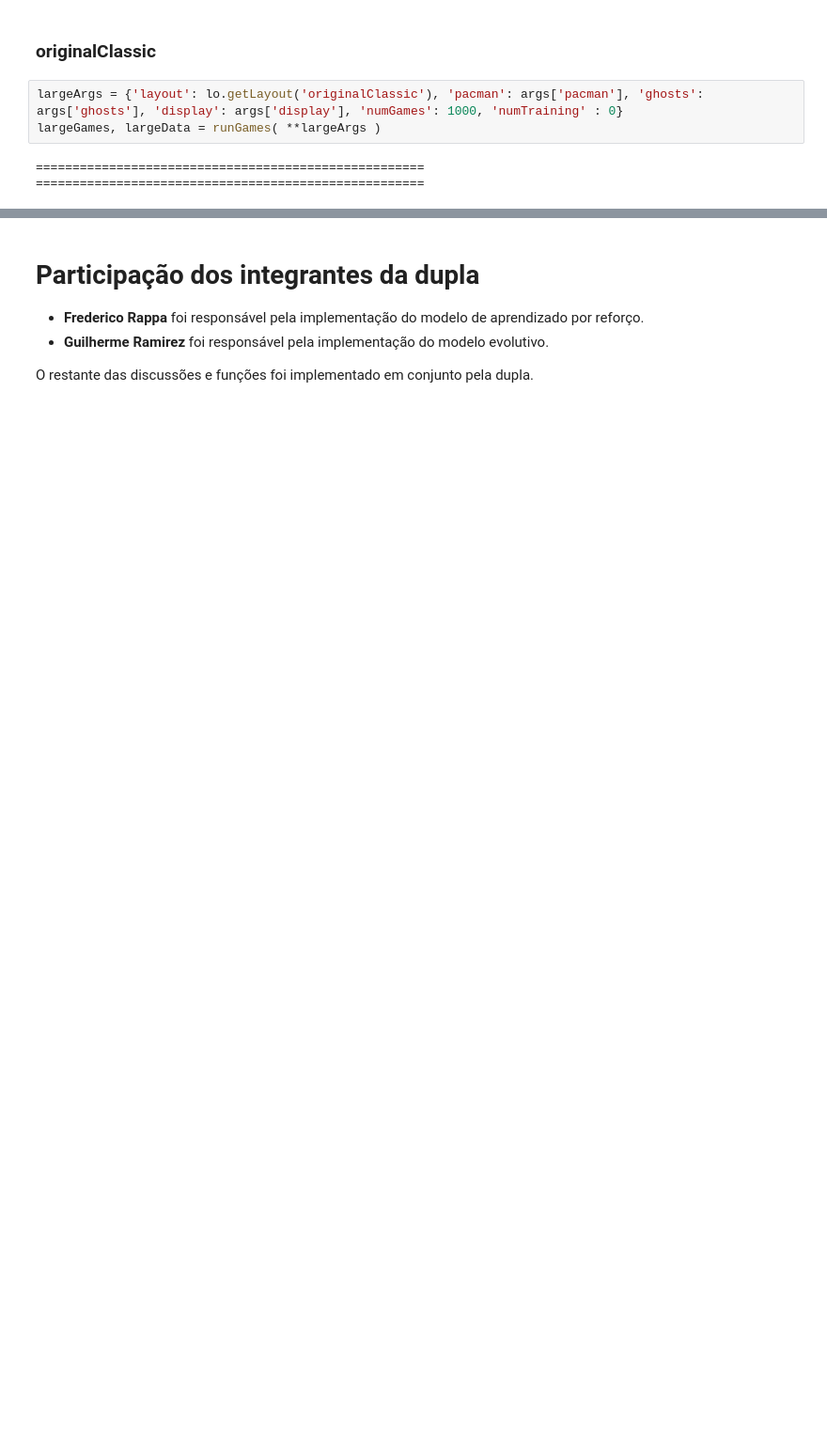
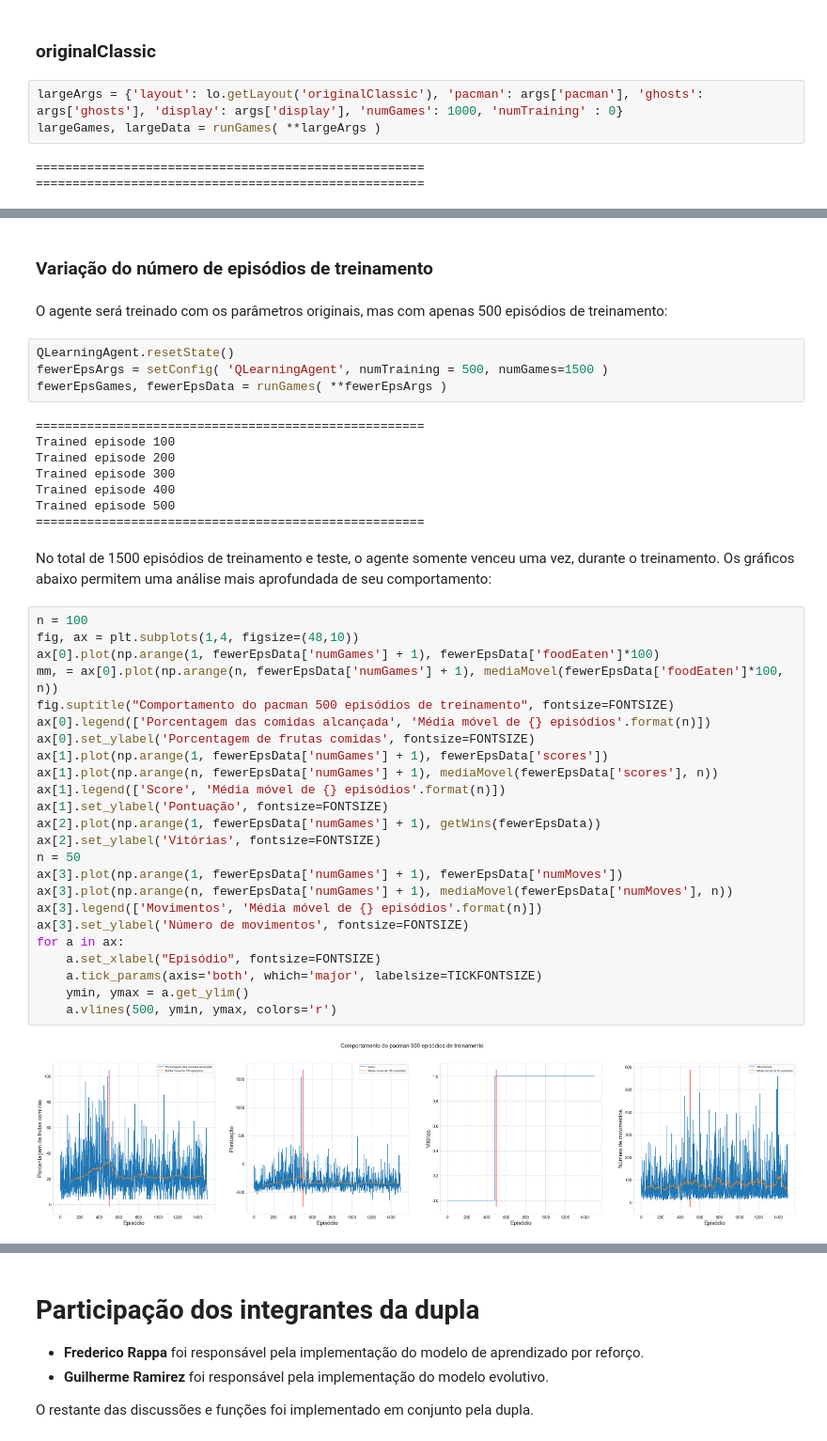
Before and after one commit to ramireguilherme/trabalho3MC886, a Jupyter notebook: T3-216047-217295.ipynb, the cells around one changed output, grey strips where cells are left out. Shown at 94% size. Drawn from its saved outputs; the diff is of its cells as text; blank space fills up the shorter version.

```diff
--- a/T3-216047-217295.ipynb
+++ b/T3-216047-217295.ipynb
@@ -816,0 +920,44 @@ QLearningAgent.QTable
+# %% [markdown]
+### Variação do número de episódios de treinamento
+# %% [markdown]
+O agente será treinado com os parâmetros originais, mas com apenas 500 episódios de treinamento:
+# %%
+QLearningAgent.resetState()
+fewerEpsArgs = setConfig( 'QLearningAgent', numTraining = 500, numGames=1500 )
+fewerEpsGames, fewerEpsData = runGames( **fewerEpsArgs )
+# %% [output]
+=====================================================
+Trained episode 100
+Trained episode 200
+Trained episode 300
+Trained episode 400
+Trained episode 500
+=====================================================
+# %% [markdown]
+No total de 1500 episódios de treinamento e teste, o agente somente venceu uma vez, durante o treinamento. Os gráficos abaixo permitem uma análise mais aprofundada de seu comportamento:
+# %%
+n = 100
+fig, ax = plt.subplots(1,4, figsize=(48,10))
+ax[0].plot(np.arange(1, fewerEpsData['numGames'] + 1), fewerEpsData['foodEaten']*100)
+mm, = ax[0].plot(np.arange(n, fewerEpsData['numGames'] + 1), mediaMovel(fewerEpsData['foodEaten']*100, n))
+fig.suptitle("Comportamento do pacman 500 episódios de treinamento", fontsize=FONTSIZE)
+ax[0].legend(['Porcentagem das comidas alcançada', 'Média móvel de {} episódios'.format(n)])
+ax[0].set_ylabel('Porcentagem de frutas comidas', fontsize=FONTSIZE)
+ax[1].plot(np.arange(1, fewerEpsData['numGames'] + 1), fewerEpsData['scores'])
+ax[1].plot(np.arange(n, fewerEpsData['numGames'] + 1), mediaMovel(fewerEpsData['scores'], n))
+ax[1].legend(['Score', 'Média móvel de {} episódios'.format(n)])
+ax[1].set_ylabel('Pontuação', fontsize=FONTSIZE)
+ax[2].plot(np.arange(1, fewerEpsData['numGames'] + 1), getWins(fewerEpsData))
+ax[2].set_ylabel('Vitórias', fontsize=FONTSIZE)
+n = 50
+ax[3].plot(np.arange(1, fewerEpsData['numGames'] + 1), fewerEpsData['numMoves'])
+ax[3].plot(np.arange(n, fewerEpsData['numGames'] + 1), mediaMovel(fewerEpsData['numMoves'], n))
+ax[3].legend(['Movimentos', 'Média móvel de {} episódios'.format(n)])
+ax[3].set_ylabel('Número de movimentos', fontsize=FONTSIZE)
+for a in ax:
+    a.set_xlabel("Episódio", fontsize=FONTSIZE)
+    a.tick_params(axis='both', which='major', labelsize=TICKFONTSIZE)
+    ymin, ymax = a.get_ylim()
+    a.vlines(500, ymin, ymax, colors='r')
+# %% [output]
+[figure, added]
```
Also changed, not shown: parts of 34 cells of this notebook.
